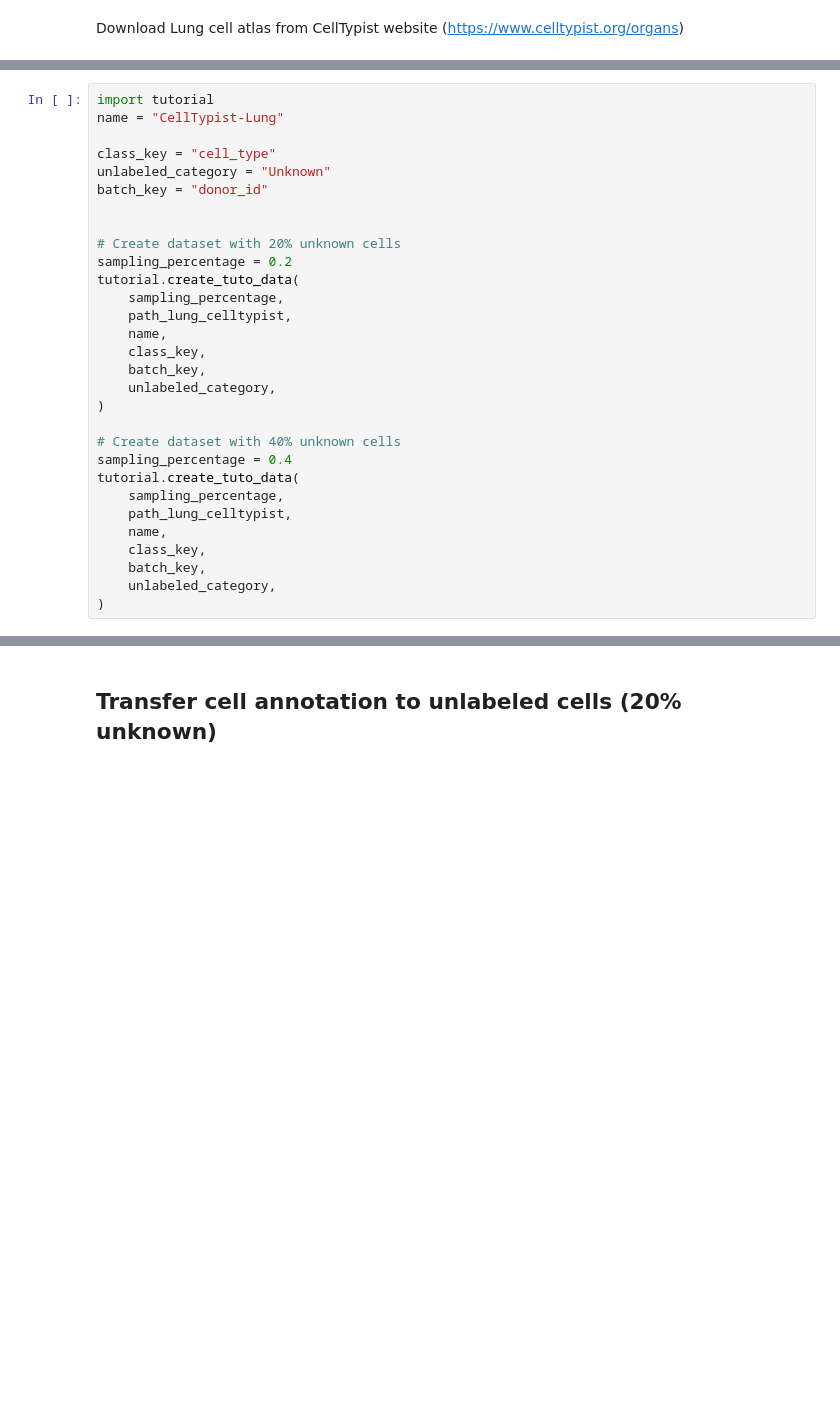
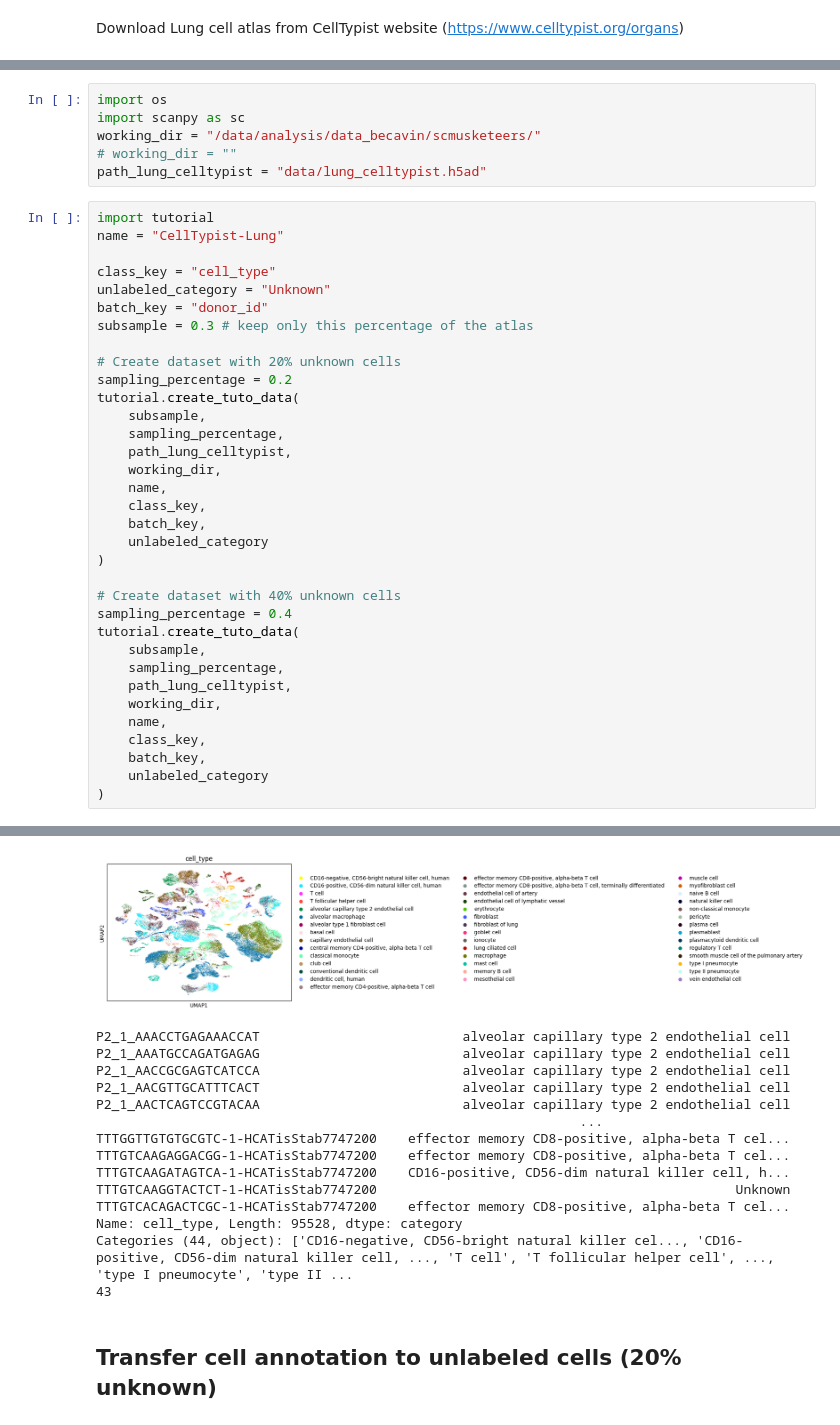
Before and after one commit to AntoineCollin/scMusketeers, a Jupyter notebook: tutorial/scMusketeers-tutorial.ipynb, the cells around one changed output, grey strips where cells are left out. Drawn from its saved outputs; the diff is of its cells as text; blank space fills up the shorter version.

Commit message:
Update tutorial with CellTypist Lung

```diff
--- a/tutorial/scMusketeers-tutorial.ipynb
+++ b/tutorial/scMusketeers-tutorial.ipynb
@@ -74,3 +75,9 @@ Prepare data
+# %%
+import os
+import scanpy as sc
+working_dir = "/data/analysis/data_becavin/scmusketeers/"
+# working_dir = ""
+path_lung_celltypist = "data/lung_celltypist.h5ad"
 # %%
 import tutorial
 name = "CellTypist-Lung"
@@ -78,27 +85,31 @@ name = "CellTypist-Lung"
 class_key = "cell_type"
 unlabeled_category = "Unknown"
 batch_key = "donor_id"
-
+subsample = 0.3 # keep only this percentage of the atlas
 
 # Create dataset with 20% unknown cells
 sampling_percentage = 0.2
 tutorial.create_tuto_data(
+    subsample,
     sampling_percentage,
     path_lung_celltypist,
+    working_dir,
     name,
     class_key,
     batch_key,
-    unlabeled_category,
+    unlabeled_category
 )
 
 # Create dataset with 40% unknown cells
 sampling_percentage = 0.4
 tutorial.create_tuto_data(
+    subsample,
     sampling_percentage,
     path_lung_celltypist,
+    working_dir,
     name,
     class_key,
     batch_key,
-    unlabeled_category,
+    unlabeled_category
 )
 # %% [output]
@@ -106,3 +122,18 @@ Exception: Version mismatch: this is the 'cffi' package version 1.17.0, located
+[figure, added]
+P2_1_AAACCTGAGAAACCAT                          alveolar capillary type 2 endothelial cell
+P2_1_AAATGCCAGATGAGAG                          alveolar capillary type 2 endothelial cell
+P2_1_AACCGCGAGTCATCCA                          alveolar capillary type 2 endothelial cell
+P2_1_AACGTTGCATTTCACT                          alveolar capillary type 2 endothelial cell
+P2_1_AACTCAGTCCGTACAA                          alveolar capillary type 2 endothelial cell
+                                                              ...
+TTTGGTTGTGTGCGTC-1-HCATisStab7747200    effector memory CD8-positive, alpha-beta T cel...
+TTTGTCAAGAGGACGG-1-HCATisStab7747200    effector memory CD8-positive, alpha-beta T cel...
+TTTGTCAAGATAGTCA-1-HCATisStab7747200    CD16-positive, CD56-dim natural killer cell, h...
+TTTGTCAAGGTACTCT-1-HCATisStab7747200                                              Unknown
+TTTGTCACAGACTCGC-1-HCATisStab7747200    effector memory CD8-positive, alpha-beta T cel...
+Name: cell_type, Length: 95528, dtype: category
+Categories (44, object): ['CD16-negative, CD56-bright natural killer cel..., 'CD16-positive, CD56-dim natural killer cell, ..., 'T cell', 'T follicular helper cell', ..., 'type I pneumocyte', 'type II ...
+43
 # %% [markdown]
 ## Transfer cell annotation to unlabeled cells (20% unknown)
 # %%
```
Also changed, not shown: parts of 13 cells of this notebook, 3 other files.
